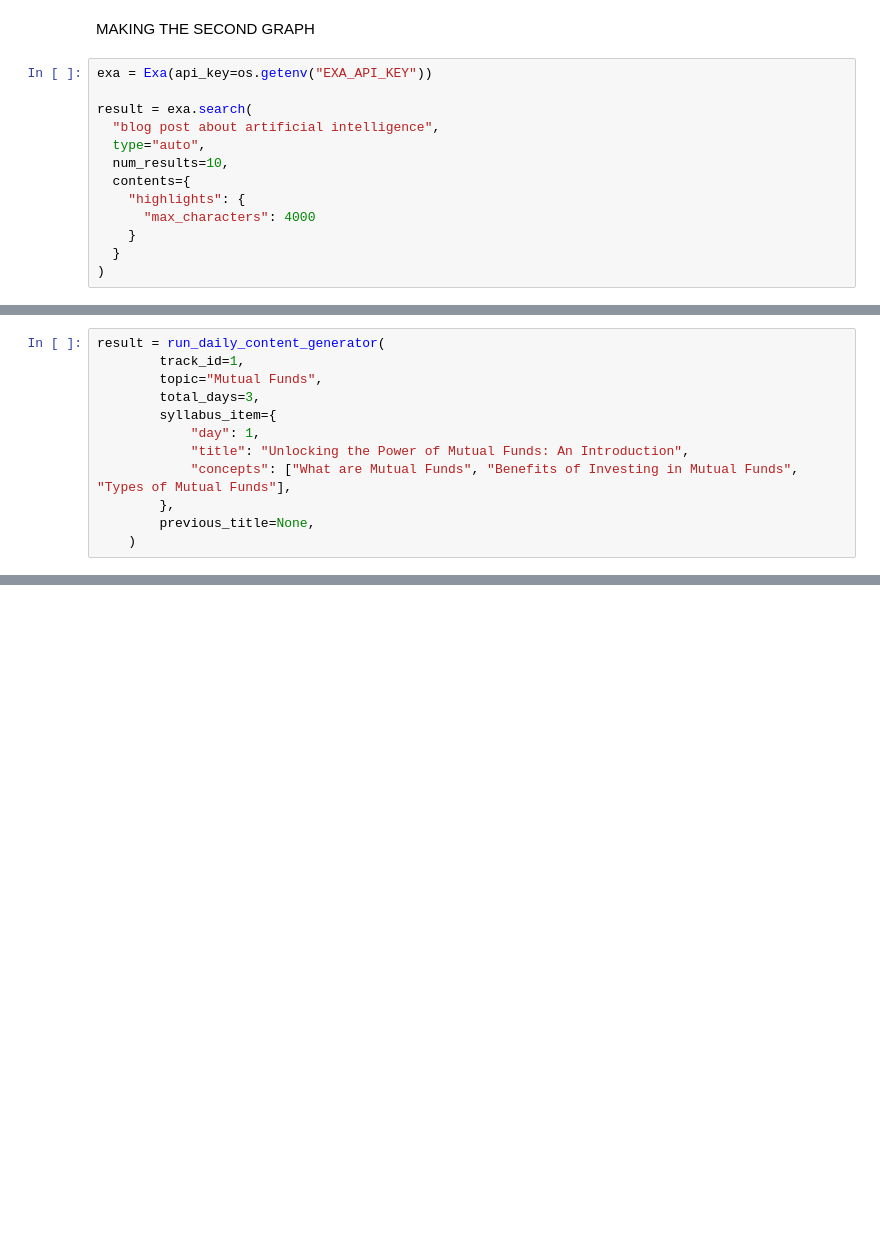
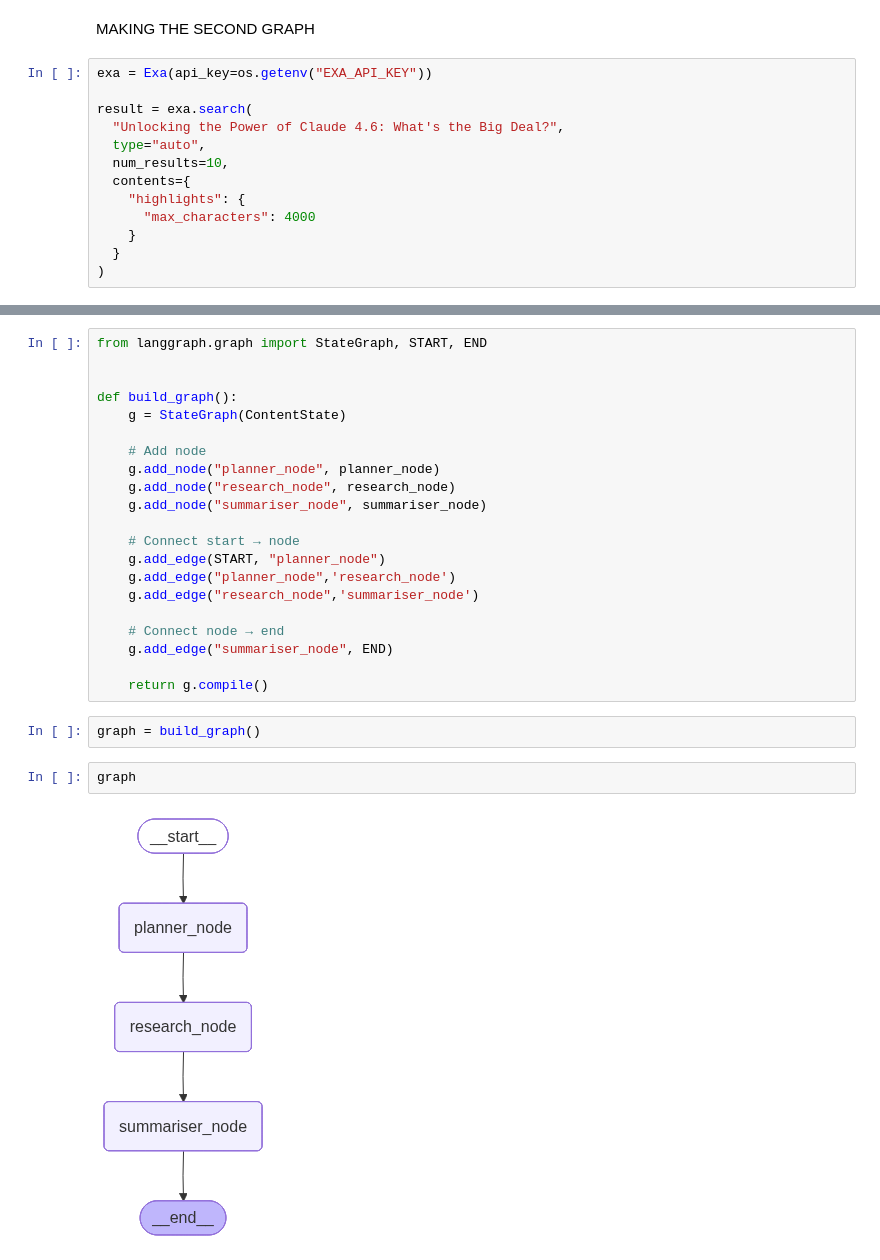
Before and after one commit to Sagnik2503/LearnFLow, a Jupyter notebook: test.ipynb, the cells around one changed output, grey strips where cells are left out. Saved outputs shown, nothing was run; the diff lists cells and outputs as text; blank space fills up the shorter version.

Commit message:
added the sumariser node

```diff
--- a/test.ipynb
+++ b/test.ipynb
@@ -318,7 +232,7 @@ MAKING THE SECOND GRAPH
 exa = Exa(api_key=os.getenv("EXA_API_KEY"))
 
 result = exa.search(
-  "blog post about artificial intelligence",
+  "Unlocking the Power of Claude 4.6: What's the Big Deal?",
   type="auto",
   num_results=10,
   contents={
@@ -1003,12 +243,0 @@ def run_daily_content_generator(
-# %%
-result = run_daily_content_generator(
-        track_id=1,
-        topic="Mutual Funds",
-        total_days=3,
-        syllabus_item={
-            "day": 1,
-            "title": "Unlocking the Power of Mutual Funds: An Introduction",
-            "concepts": ["What are Mutual Funds", "Benefits of Investing in Mutual Funds", "Types of Mutual Funds"],
-        },
-        previous_title=None,
-    )
@@ -1069,0 +611,27 @@ Imagine having a team of experts manage your money, spreading it across differen
+# %%
+from langgraph.graph import StateGraph, START, END
+
+
+def build_graph():
+    g = StateGraph(ContentState)
+
+    # Add node
+    g.add_node("planner_node", planner_node)
+    g.add_node("research_node", research_node)
+    g.add_node("summariser_node", summariser_node)
+
+    # Connect start → node
+    g.add_edge(START, "planner_node")
+    g.add_edge("planner_node",'research_node')
+    g.add_edge("research_node",'summariser_node')
+
+    # Connect node → end
+    g.add_edge("summariser_node", END)
+
+    return g.compile()
+# %%
+graph = build_graph()
+# %%
+graph
+# %% [output]
+[figure, added]
```
Also changed, not shown: parts of 38 cells of this notebook.
